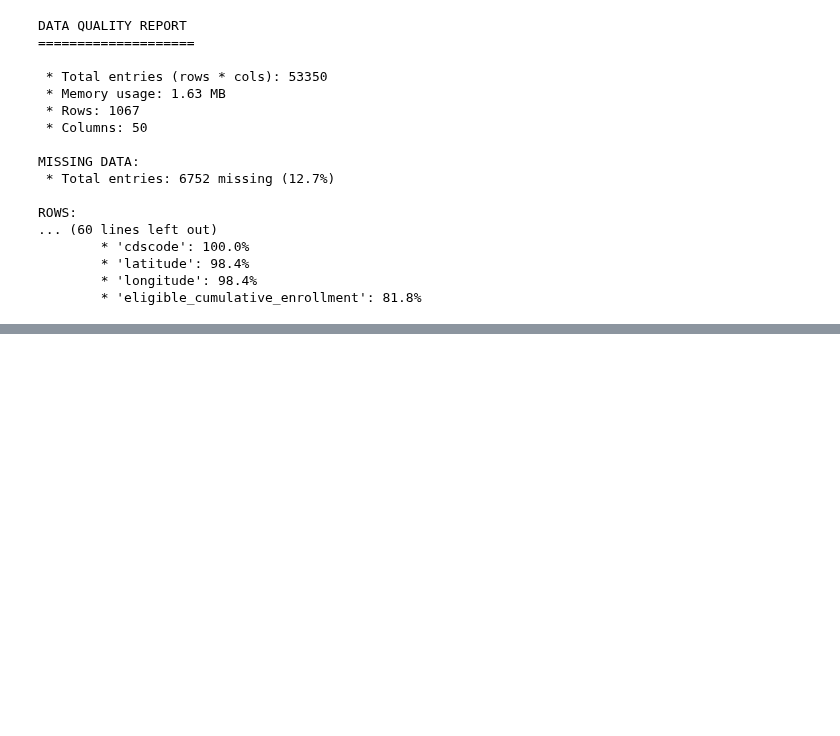
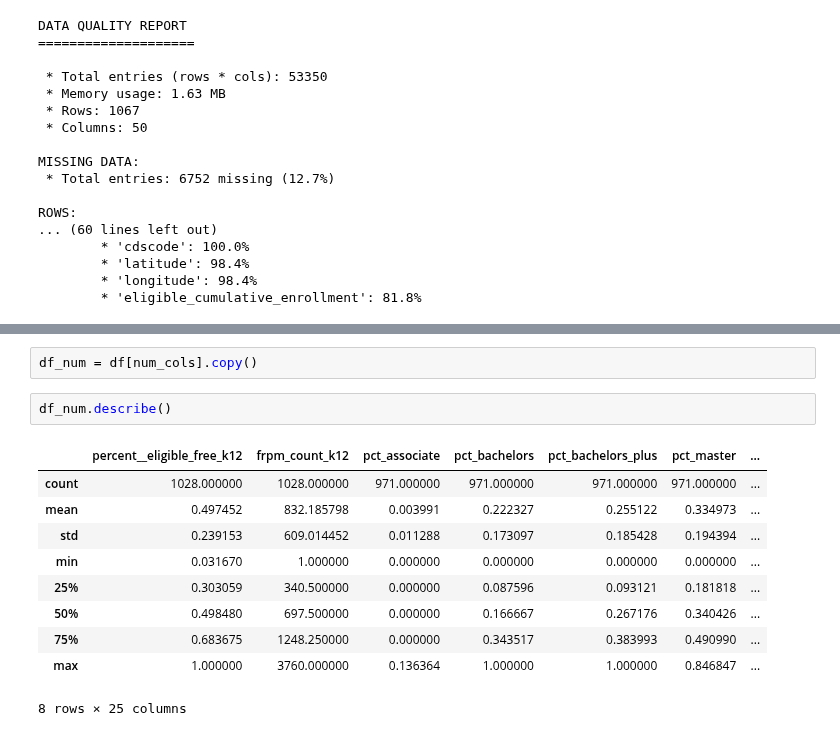
Before and after one commit to junclemente/ads599-capstone_project, a Jupyter notebook: library/02_data_exploration.ipynb, the cells around one changed output, grey strips where cells are left out. Saved outputs shown, nothing was run; the diff lists cells and outputs as text; blank space fills up the shorter version.

```diff
--- a/library/02_data_exploration.ipynb
+++ b/library/02_data_exploration.ipynb
@@ -119,0 +152,15 @@ ROWS:
+# %%
+df_num = df[num_cols].copy()
+# %%
+df_num.describe()
+# %% [output]
+|  | percent__eligible_free_k12 | frpm_count_k12 | pct_associate | pct_bachelors | pct_bachelors_plus | pct_master | ... |
+| count | 1028.000000 | 1028.000000 | 971.000000 | 971.000000 | 971.000000 | 971.000000 | ... |
+| mean | 0.497452 | 832.185798 | 0.003991 | 0.222327 | 0.255122 | 0.334973 | ... |
+| std | 0.239153 | 609.014452 | 0.011288 | 0.173097 | 0.185428 | 0.194394 | ... |
+| min | 0.031670 | 1.000000 | 0.000000 | 0.000000 | 0.000000 | 0.000000 | ... |
+| 25% | 0.303059 | 340.500000 | 0.000000 | 0.087596 | 0.093121 | 0.181818 | ... |
+| 50% | 0.498480 | 697.500000 | 0.000000 | 0.166667 | 0.267176 | 0.340426 | ... |
+| 75% | 0.683675 | 1248.250000 | 0.000000 | 0.343517 | 0.383993 | 0.490990 | ... |
+| max | 1.000000 | 3760.000000 | 0.136364 | 1.000000 | 1.000000 | 0.846847 | ... |
+8 rows × 25 columns
```
Also changed, not shown: parts of 5 cells of this notebook.
